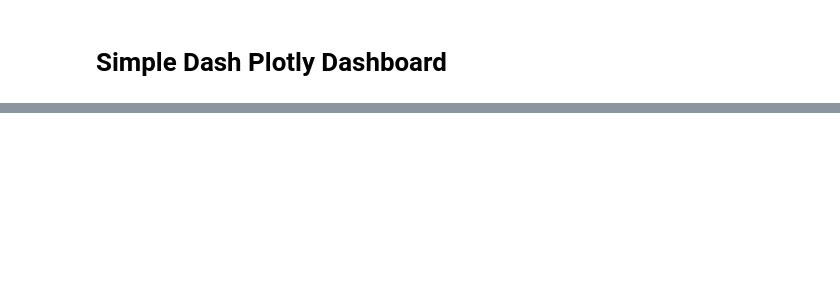
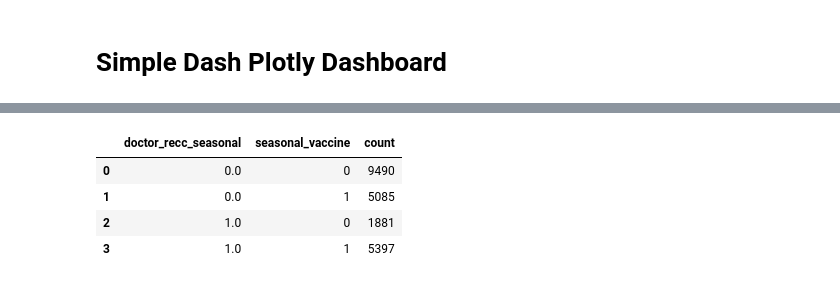
Before and after one commit to RayKwame/fight-the-flu-dash, a Jupyter notebook: dash.ipynb, the cells around one changed output, grey strips where cells are left out. Cells and saved outputs as stored; diff of their text form; code cells hidden in the pictures; blank space fills up the shorter version.

```diff
--- a/dash.ipynb
+++ b/dash.ipynb
@@ -153,3 +221,15 @@ fig.add_trace(go.Bar(x=data_seas_risk.query('seasonal_vaccine == 1')['opinion_se
 #fig.update_xaxes(title='Concern of H1N1', ticktext=[''])
 fig.update_layout(coloraxis=dict(colorscale='Bluered_r'), showlegend=False )
 fig.show()
+# %%
+data_doctor_opinion_h1n1 = df.groupby(["doctor_recc_h1n1","h1n1_vaccine"],as_index=True)["h1n1_vaccine"].count().reset_index(name="count")
+
+data_doctor_opinion_seas = df.groupby(["doctor_recc_seasonal","seasonal_vaccine"],as_index=True)["seasonal_vaccine"].count().reset_index(name="count")
+
+data_doctor_opinion_seas
+# %% [output]
+|  | doctor_recc_seasonal | seasonal_vaccine | count |
+| 0 | 0.0 | 0 | 9490 |
+| 1 | 0.0 | 1 | 5085 |
+| 2 | 1.0 | 0 | 1881 |
+| 3 | 1.0 | 1 | 5397 |
```
Also changed, not shown: parts of 17 cells of this notebook, 10 other files.
